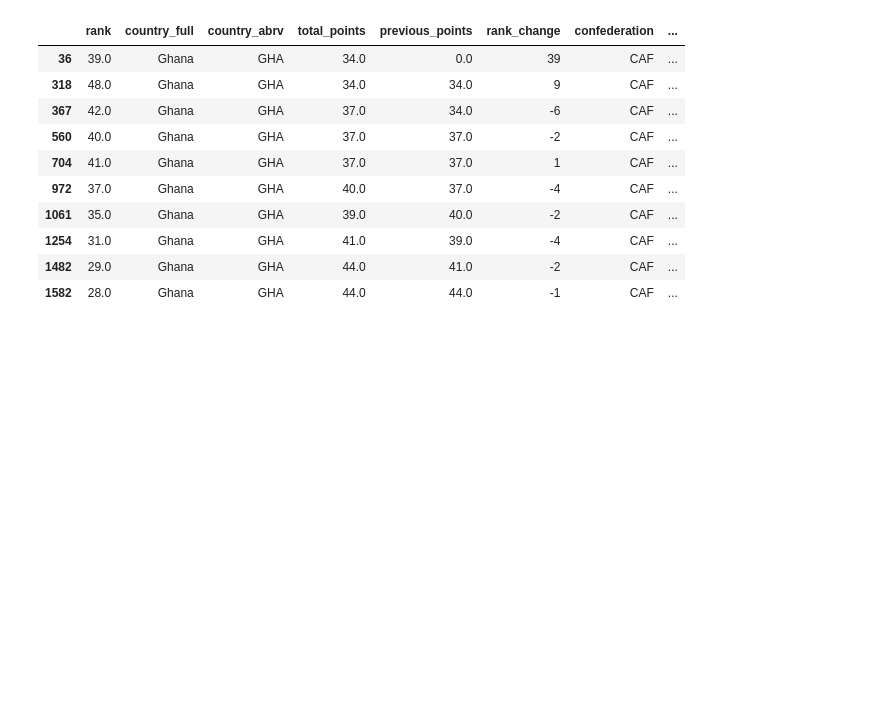
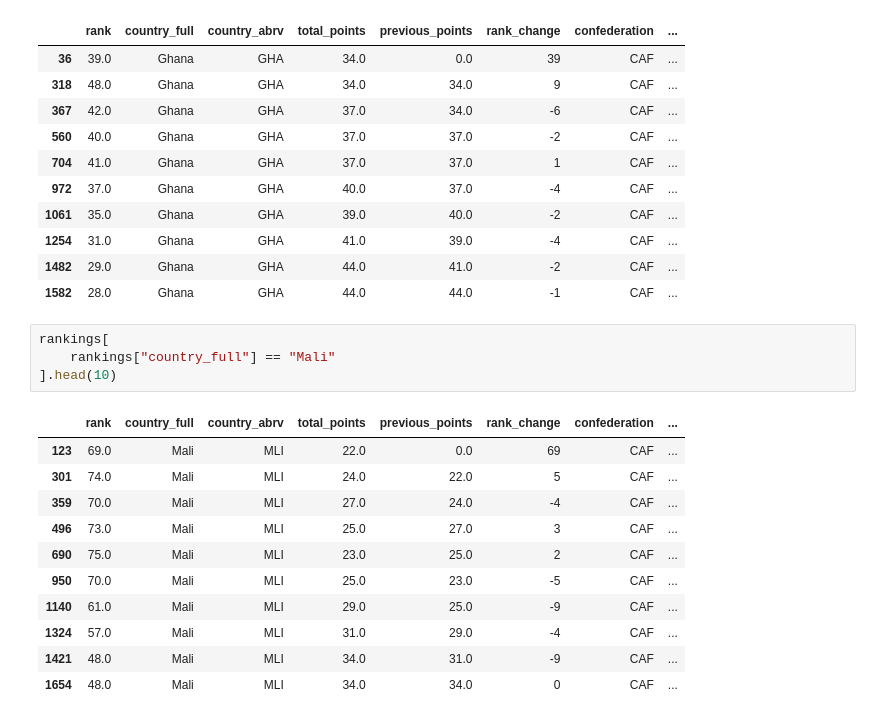
Before and after one commit to saurabh12nxf/Football_prediction, a Jupyter notebook: fifa_predictor/notebooks/01_eda.ipynb, the cells around one changed output. Saved outputs shown, nothing was run; the diff lists cells and outputs as text; blank space fills up the shorter version.

```diff
--- a/fifa_predictor/notebooks/01_eda.ipynb
+++ b/fifa_predictor/notebooks/01_eda.ipynb
@@ -477,3 +477,19 @@ rankings[rankings["country_full"] == "Ghana"].head(10)
 | 1254 | 31.0 | Ghana | GHA | 41.0 | 39.0 | -4 | CAF | ... |
 | 1482 | 29.0 | Ghana | GHA | 44.0 | 41.0 | -2 | CAF | ... |
 | 1582 | 28.0 | Ghana | GHA | 44.0 | 44.0 | -1 | CAF | ... |
+# %%
+rankings[
+    rankings["country_full"] == "Mali"
+].head(10)
+# %% [output]
+|  | rank | country_full | country_abrv | total_points | previous_points | rank_change | confederation | ... |
+| 123 | 69.0 | Mali | MLI | 22.0 | 0.0 | 69 | CAF | ... |
+| 301 | 74.0 | Mali | MLI | 24.0 | 22.0 | 5 | CAF | ... |
+| 359 | 70.0 | Mali | MLI | 27.0 | 24.0 | -4 | CAF | ... |
+| 496 | 73.0 | Mali | MLI | 25.0 | 27.0 | 3 | CAF | ... |
+| 690 | 75.0 | Mali | MLI | 23.0 | 25.0 | 2 | CAF | ... |
+| 950 | 70.0 | Mali | MLI | 25.0 | 23.0 | -5 | CAF | ... |
+| 1140 | 61.0 | Mali | MLI | 29.0 | 25.0 | -9 | CAF | ... |
+| 1324 | 57.0 | Mali | MLI | 31.0 | 29.0 | -4 | CAF | ... |
+| 1421 | 48.0 | Mali | MLI | 34.0 | 31.0 | -9 | CAF | ... |
+| 1654 | 48.0 | Mali | MLI | 34.0 | 34.0 | 0 | CAF | ... |
```
Also changed, not shown: parts of 17 cells of this notebook.
